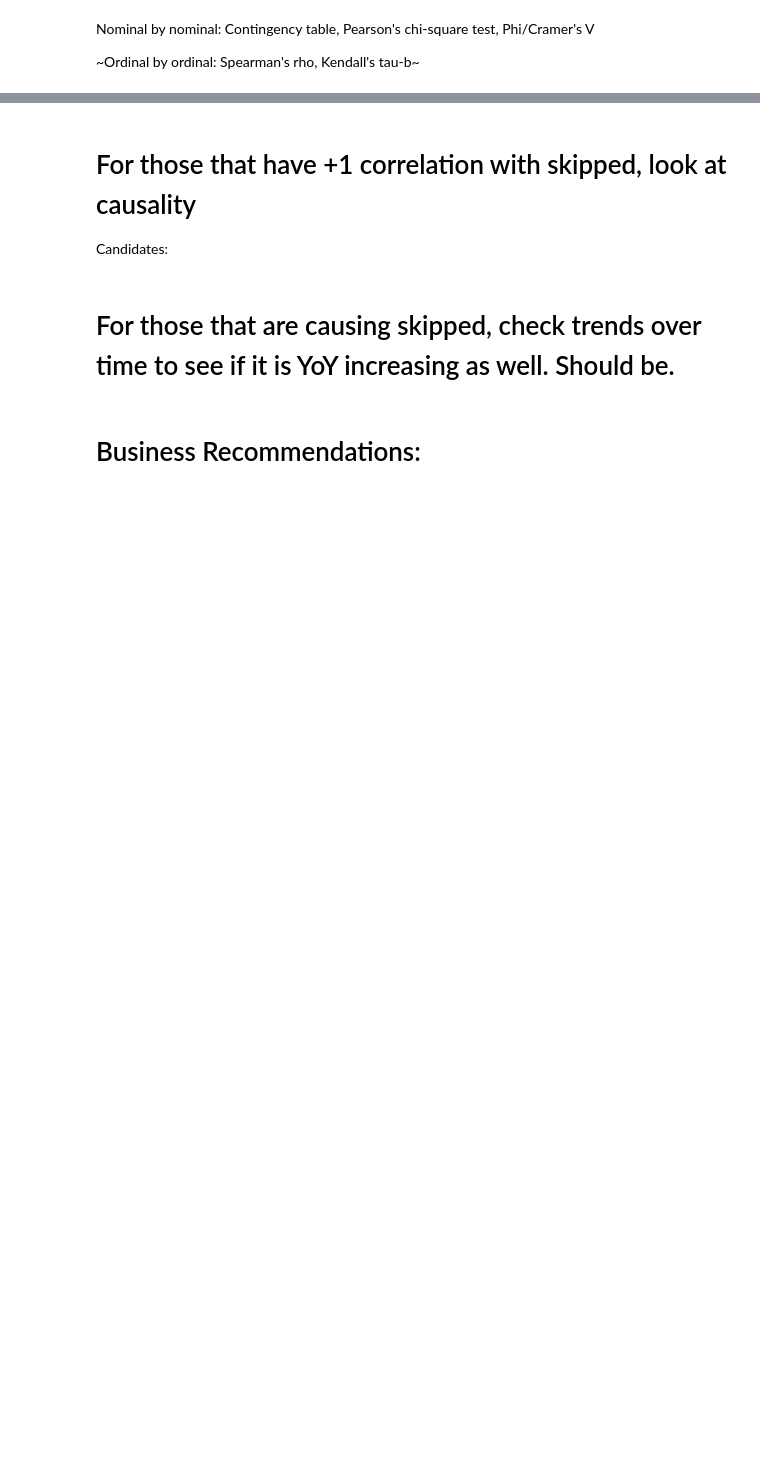
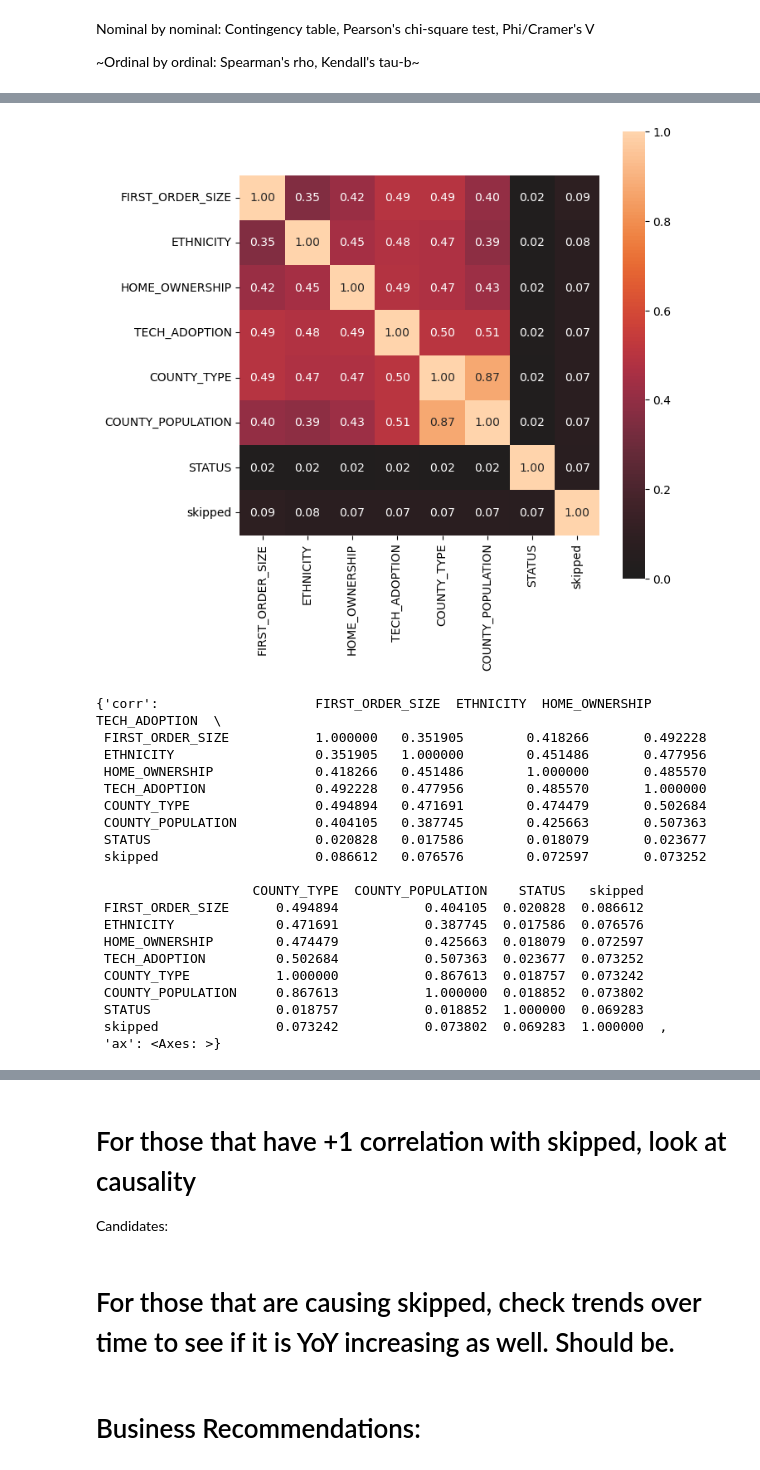
Before and after one commit to mindyng/Take-Homes, a Jupyter notebook: tovala2.ipynb, the cells around one changed output, grey strips where cells are left out. Drawn from its saved outputs; the diff is of its cells as text; code cells hidden in the pictures; blank space fills up the shorter version.

```diff
--- a/tovala2.ipynb
+++ b/tovala2.ipynb
@@ -550,0 +631,2 @@ Nominal by nominal: Contingency table, Pearson's chi-square test, Phi/Cramer's V
+# %%
+nom_nom_df = df[['FIRST_ORDER_SIZE', 'ETHNICITY', 'HOME_OWNERSHIP', 'TECH_ADOPTION', 'COUNTY_TYPE', 'COUNTY_POPULATION' , 'STATUS', 'skipped']]
@@ -550,0 +685,25 @@ Nominal by nominal: Contingency table, Pearson's chi-square test, Phi/Cramer's V
+# %%
+nom_nom_stat = associations(nom_nom_df, figsize=(7,7))
+nom_nom_stat
+# %% [output]
+[figure, added]
+{'corr':                    FIRST_ORDER_SIZE  ETHNICITY  HOME_OWNERSHIP  TECH_ADOPTION  \
+ FIRST_ORDER_SIZE           1.000000   0.351905        0.418266       0.492228
+ ETHNICITY                  0.351905   1.000000        0.451486       0.477956
+ HOME_OWNERSHIP             0.418266   0.451486        1.000000       0.485570
+ TECH_ADOPTION              0.492228   0.477956        0.485570       1.000000
+ COUNTY_TYPE                0.494894   0.471691        0.474479       0.502684
+ COUNTY_POPULATION          0.404105   0.387745        0.425663       0.507363
+ STATUS                     0.020828   0.017586        0.018079       0.023677
+ skipped                    0.086612   0.076576        0.072597       0.073252
+
+                    COUNTY_TYPE  COUNTY_POPULATION    STATUS   skipped
+ FIRST_ORDER_SIZE      0.494894           0.404105  0.020828  0.086612
+ ETHNICITY             0.471691           0.387745  0.017586  0.076576
+ HOME_OWNERSHIP        0.474479           0.425663  0.018079  0.072597
+ TECH_ADOPTION         0.502684           0.507363  0.023677  0.073252
+ COUNTY_TYPE           1.000000           0.867613  0.018757  0.073242
+ COUNTY_POPULATION     0.867613           1.000000  0.018852  0.073802
+ STATUS                0.018757           0.018852  1.000000  0.069283
+ skipped               0.073242           0.073802  0.069283  1.000000  ,
+ 'ax': <Axes: >}
```
Also changed, not shown: parts of 30 cells of this notebook.
